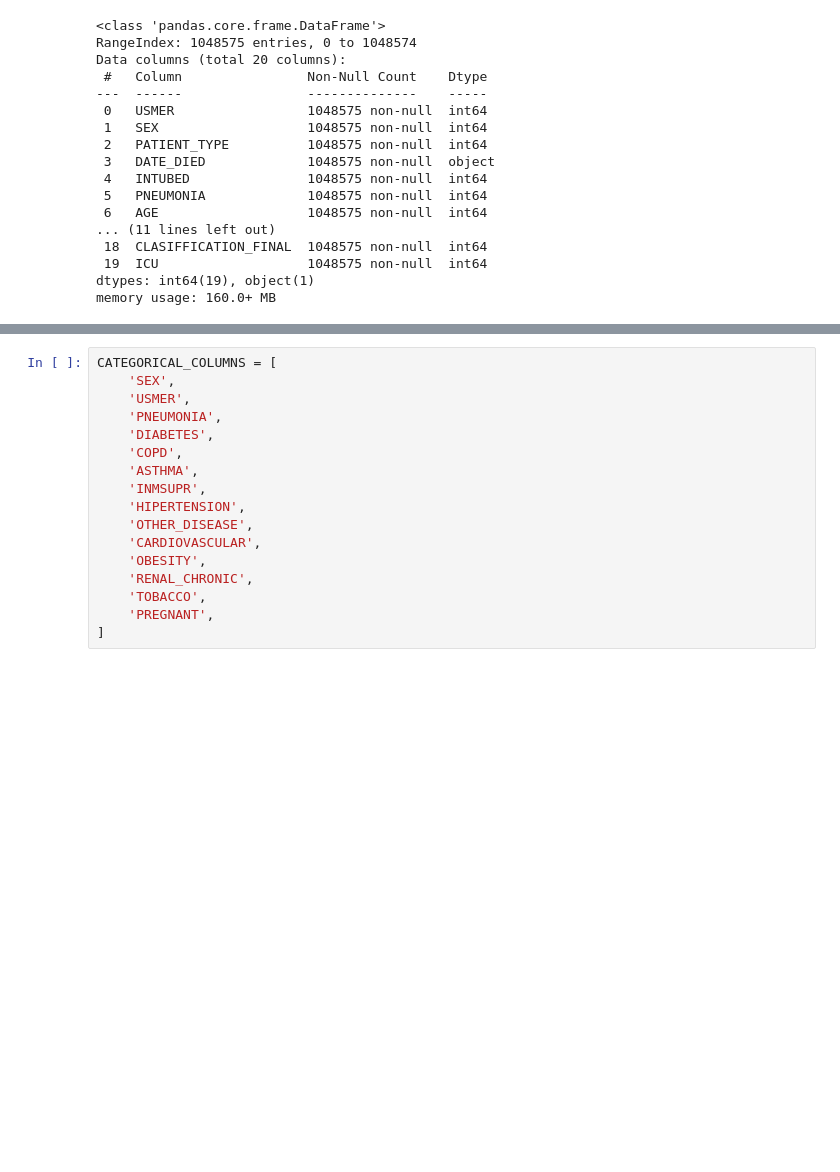
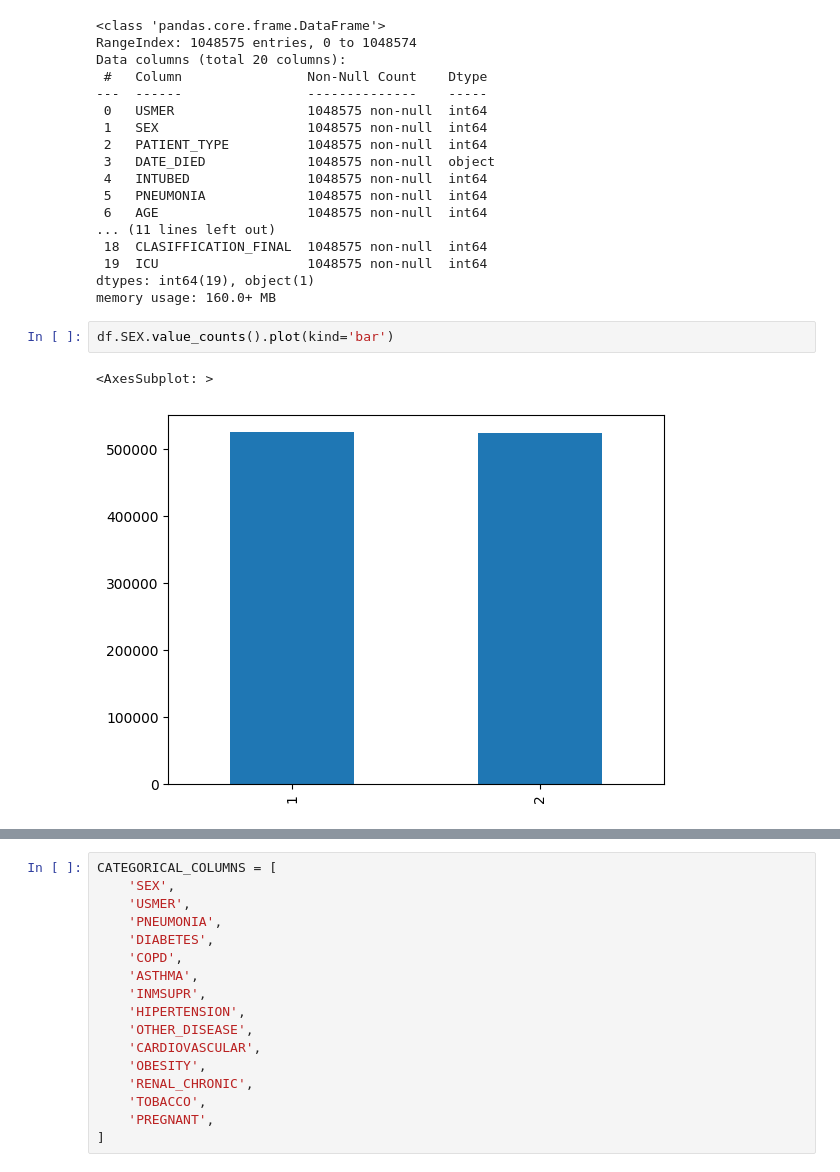
Before and after one commit to marchelzi/covid19-prediction, a Jupyter notebook: COVID_19_Prediction.ipynb, the cells around one changed output, grey strips where cells are left out. Cells and saved outputs as stored; diff of their text form; blank space fills up the shorter version.

```diff
--- a/COVID_19_Prediction.ipynb
+++ b/COVID_19_Prediction.ipynb
@@ -52,3 +52,8 @@ Data columns (total 20 columns):
  19  ICU                   1048575 non-null  int64
 dtypes: int64(19), object(1)
 memory usage: 160.0+ MB
+# %%
+df.SEX.value_counts().plot(kind='bar')
+# %% [output]
+<AxesSubplot: >
+[figure, added]
```
Also changed, not shown: parts of 19 cells of this notebook, 1 other file.
